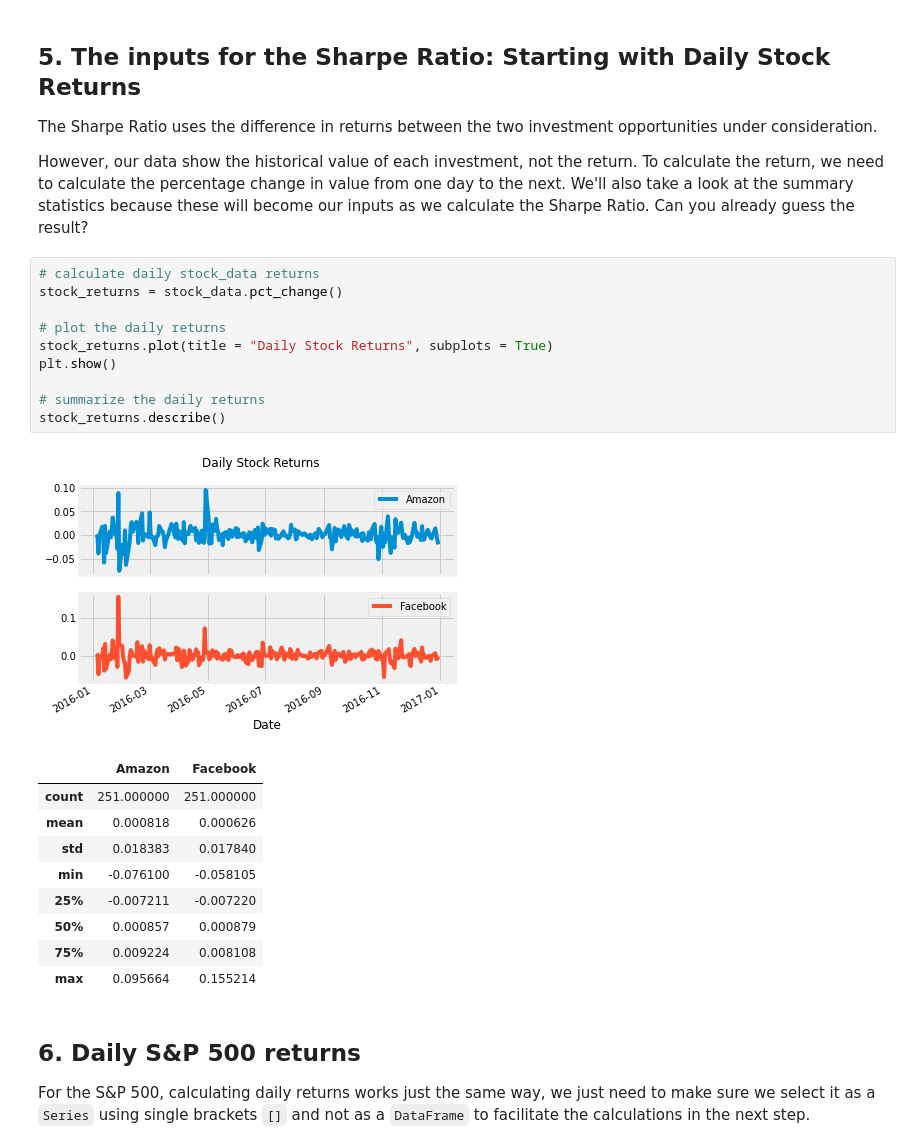
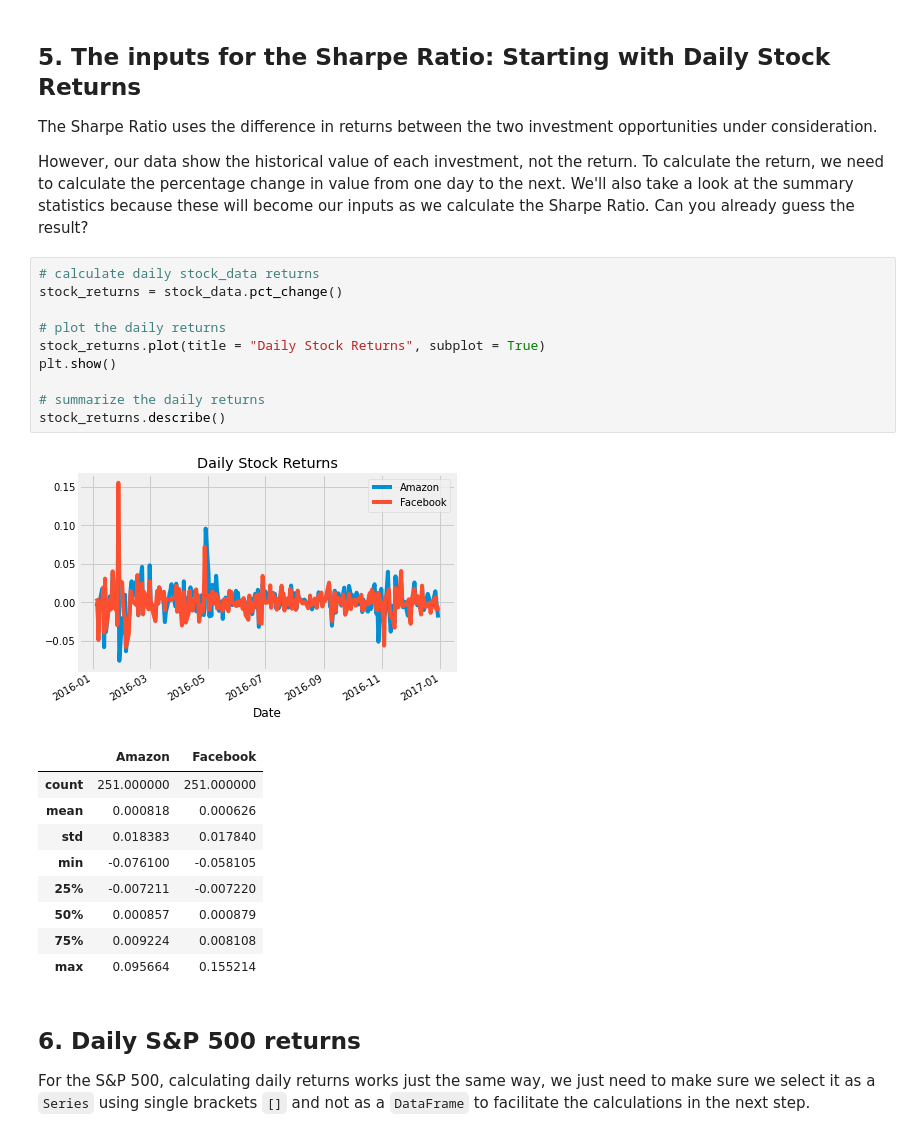
Before and after one commit to dawsonc96/Sharpe-Ratio-Project, a Jupyter notebook: notebook.ipynb, the cells around one changed output. Cells and saved outputs as stored; diff of their text form.

```diff
--- a/notebook.ipynb
+++ b/notebook.ipynb
@@ -114,15 +114,15 @@ benchmark_data.describe()
 # %%
 # calculate daily stock_data returns
 stock_returns = stock_data.pct_change()
 
 # plot the daily returns
-stock_returns.plot(title = "Daily Stock Returns", subplots = True)
+stock_returns.plot(title = "Daily Stock Returns", subplot = True)
 plt.show()
 
 # summarize the daily returns
 stock_returns.describe()
 # %% [output]
-[figure, old version]
+[figure, new version]
 |  | Amazon | Facebook |
 | count | 251.000000 | 251.000000 |
 | mean | 0.000818 | 0.000626 |
```
Also changed, not shown: parts of 3 cells of this notebook.
